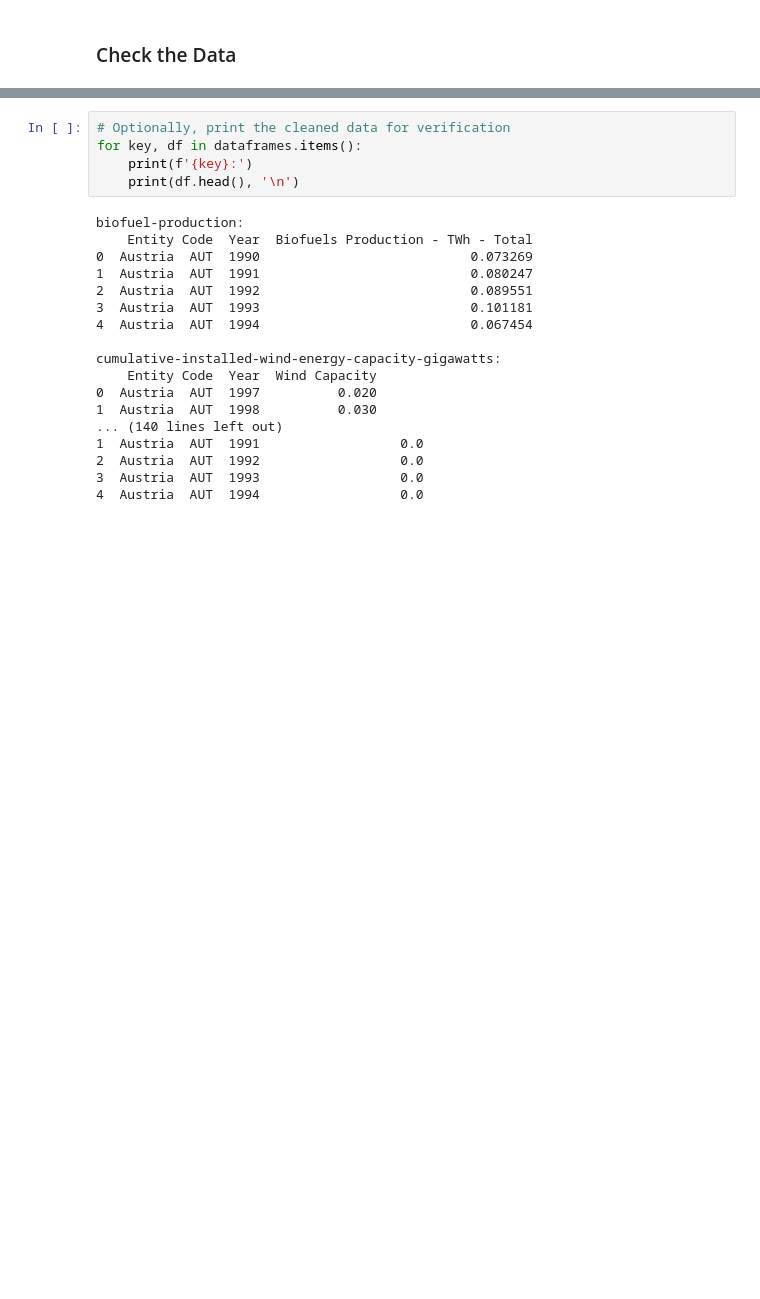
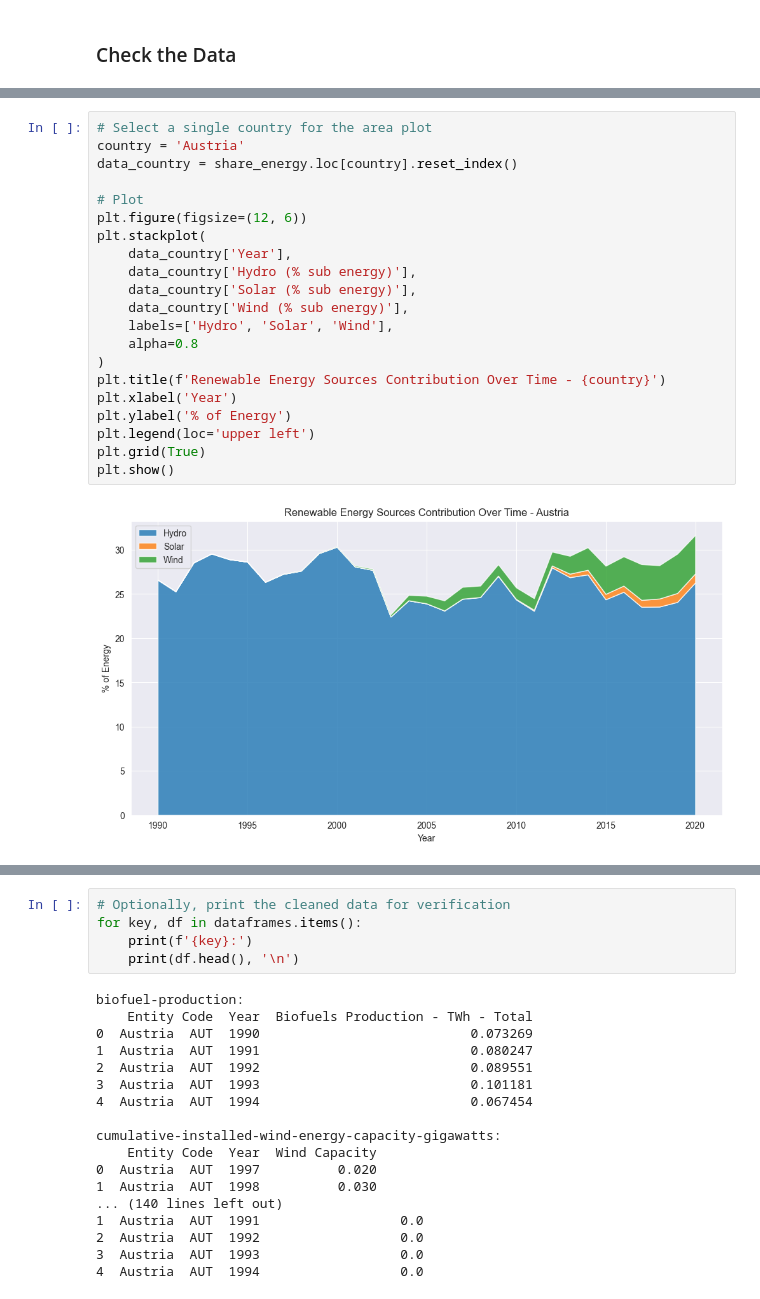
Before and after one commit to AlexanderGruebling/DOPP-Ex2, a Jupyter notebook: src/main.ipynb, the cells around one changed output, grey strips where cells are left out. Cells and saved outputs as stored; diff of their text form; blank space fills up the shorter version.

```diff
--- a/src/main.ipynb
+++ b/src/main.ipynb
@@ -144,0 +164,23 @@ Merged 'share_energy' DataFrame:
+# %%
+# Select a single country for the area plot
+country = 'Austria'
+data_country = share_energy.loc[country].reset_index()
+
+# Plot
+plt.figure(figsize=(12, 6))
+plt.stackplot(
+    data_country['Year'],
+    data_country['Hydro (% sub energy)'],
+    data_country['Solar (% sub energy)'],
+    data_country['Wind (% sub energy)'],
+    labels=['Hydro', 'Solar', 'Wind'],
+    alpha=0.8
+)
+plt.title(f'Renewable Energy Sources Contribution Over Time - {country}')
+plt.xlabel('Year')
+plt.ylabel('% of Energy')
+plt.legend(loc='upper left')
+plt.grid(True)
+plt.show()
+# %% [output]
+[figure, added]
```
Also changed, not shown: parts of 14 cells of this notebook.
